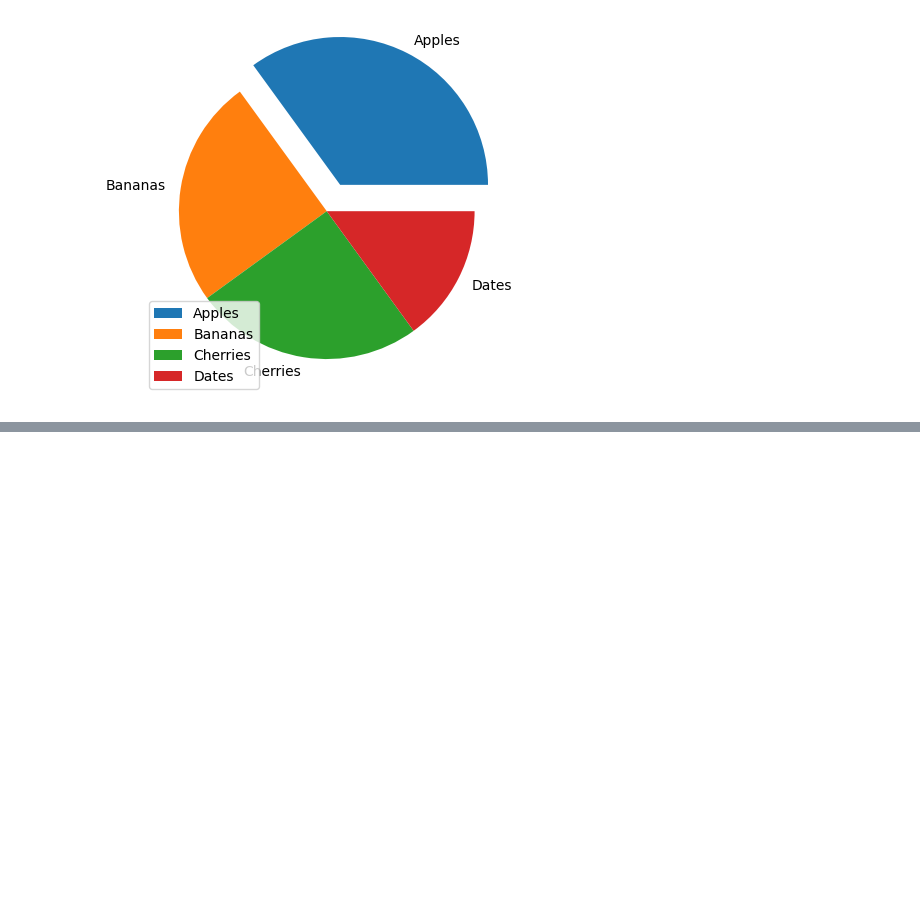
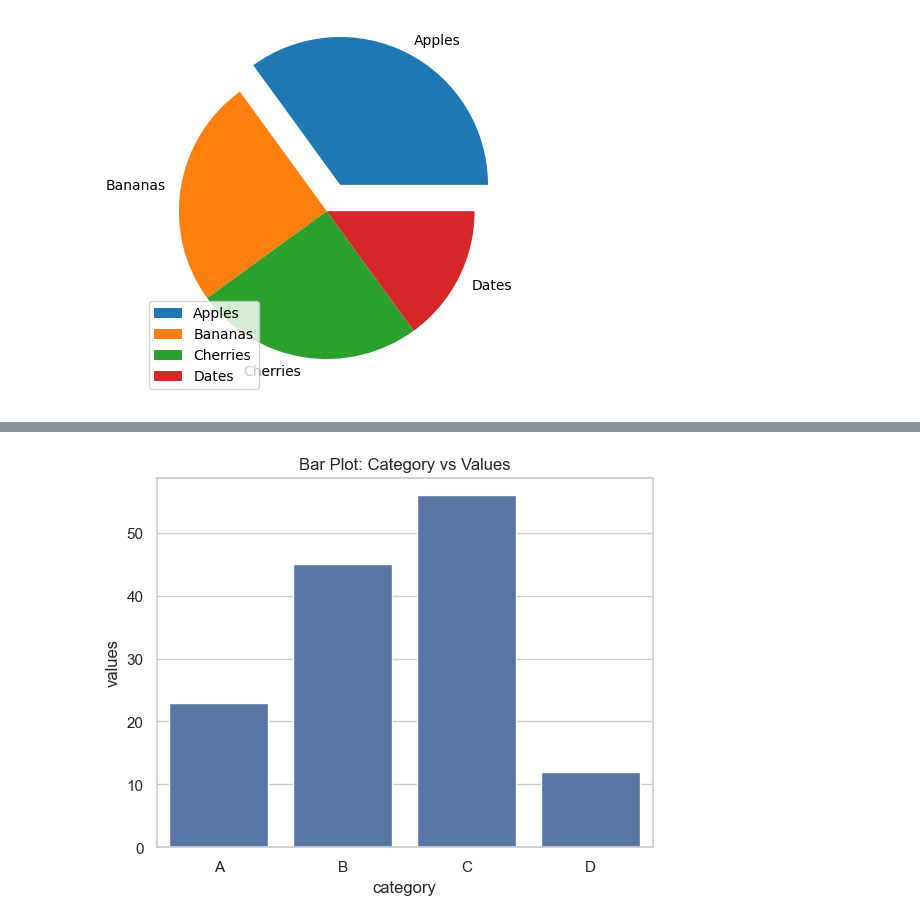
Before and after one commit to ankushpgowda06/AI-and-Data-Science-Bootcamp, a Jupyter notebook: matplotlib and seaborn.ipynb, the cells around one changed output, grey strips where cells are left out. Cells and saved outputs as stored; diff of their text form; code cells hidden in the pictures; blank space fills up the shorter version.

```diff
--- a/matplotlib and seaborn.ipynb
+++ b/matplotlib and seaborn.ipynb
@@ -171,0 +218,11 @@ plt.show()
+# %%
+df_bar = pd.DataFrame({
+    'category': ['A', 'B', 'C', 'D'],
+    'values': [23, 45, 56, 12]
+})
+
+sns.barplot(x='category', y='values', data=df_bar)
+plt.title("Bar Plot: Category vs Values")
+plt.show()
+# %% [output]
+[figure, added]
```
Also changed, not shown: parts of 25 cells of this notebook.
